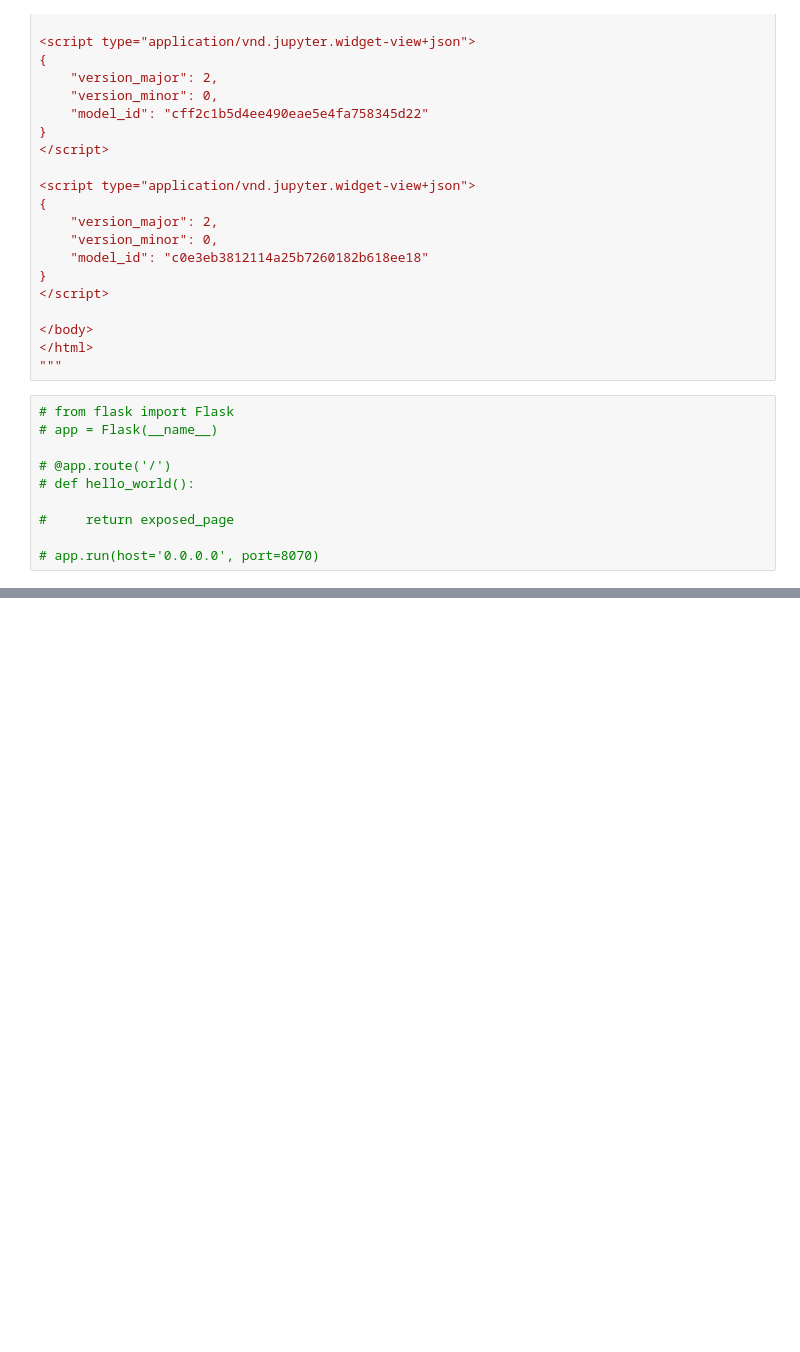
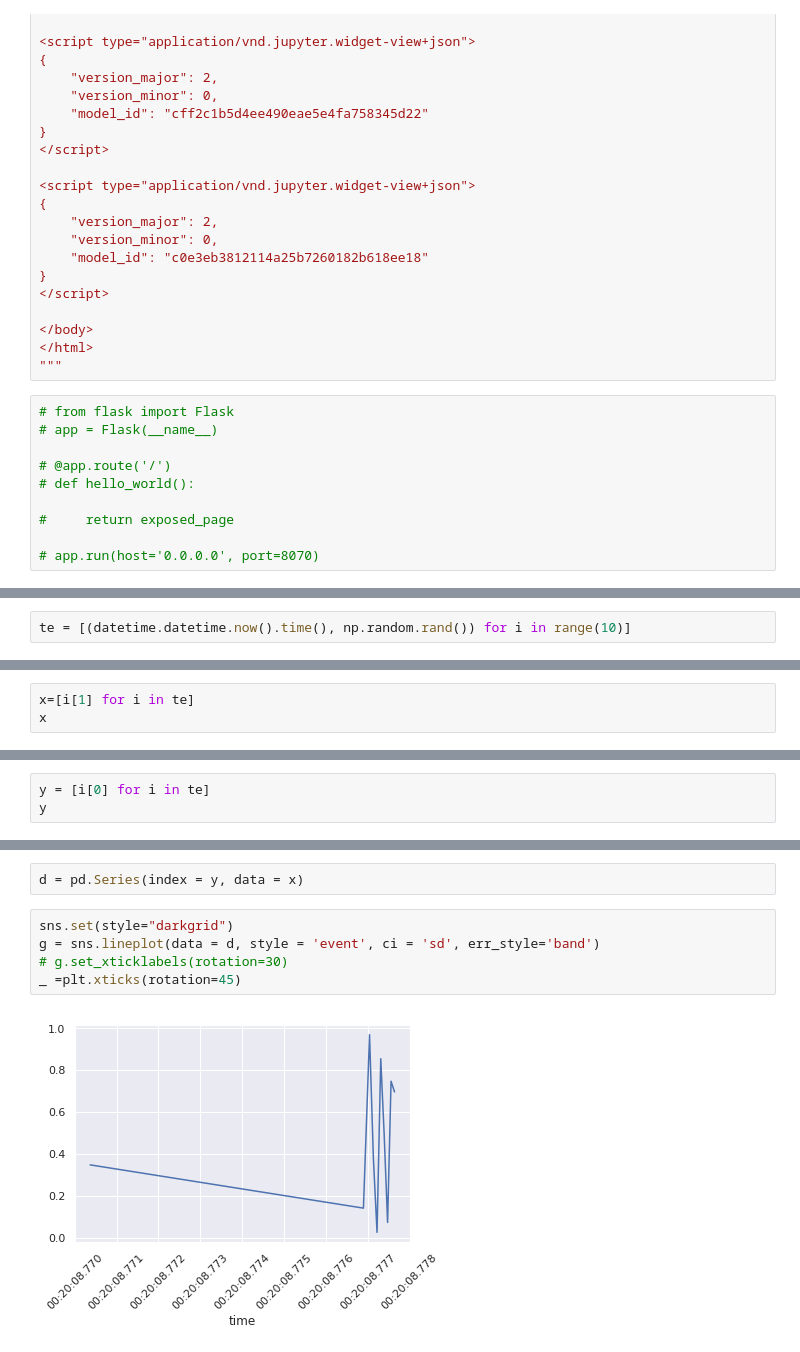
Before and after one commit to EdwardBurgin/home_automation, a Jupyter notebook: home_notebook.ipynb, the cells around one changed output, grey strips where cells are left out. Cells and saved outputs as stored; diff of their text form; blank space fills up the shorter version.

```diff
--- a/home_notebook.ipynb
+++ b/home_notebook.ipynb
@@ -577,0 +583,2 @@ exposed_page = """
+# %%
+te = [(datetime.datetime.now().time(), np.random.rand()) for i in range(10)]
@@ -577,0 +587,3 @@ exposed_page = """
+# %%
+x=[i[1] for i in te]
+x
@@ -577,0 +601,3 @@ exposed_page = """
+# %%
+y = [i[0] for i in te]
+y
@@ -577,0 +615,9 @@ exposed_page = """
+# %%
+d = pd.Series(index = y, data = x)
+# %%
+sns.set(style="darkgrid")
+g = sns.lineplot(data = d, style = 'event', ci = 'sd', err_style='band')
+# g.set_xticklabels(rotation=30)
+_ =plt.xticks(rotation=45)
+# %% [output]
+[figure, added]
```
Also changed, not shown: parts of 12 cells of this notebook, 1 other file.
